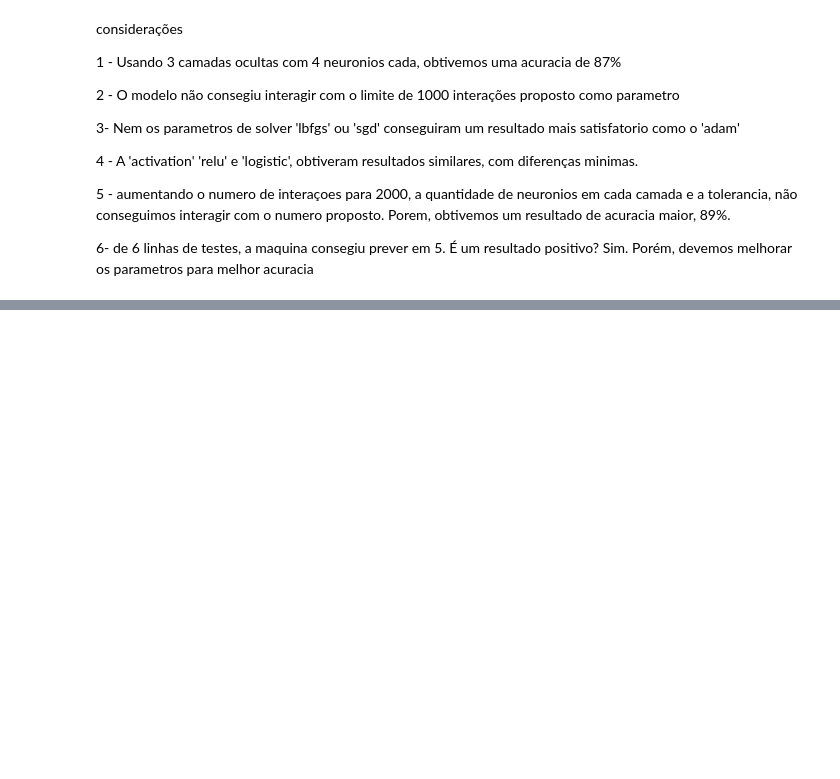
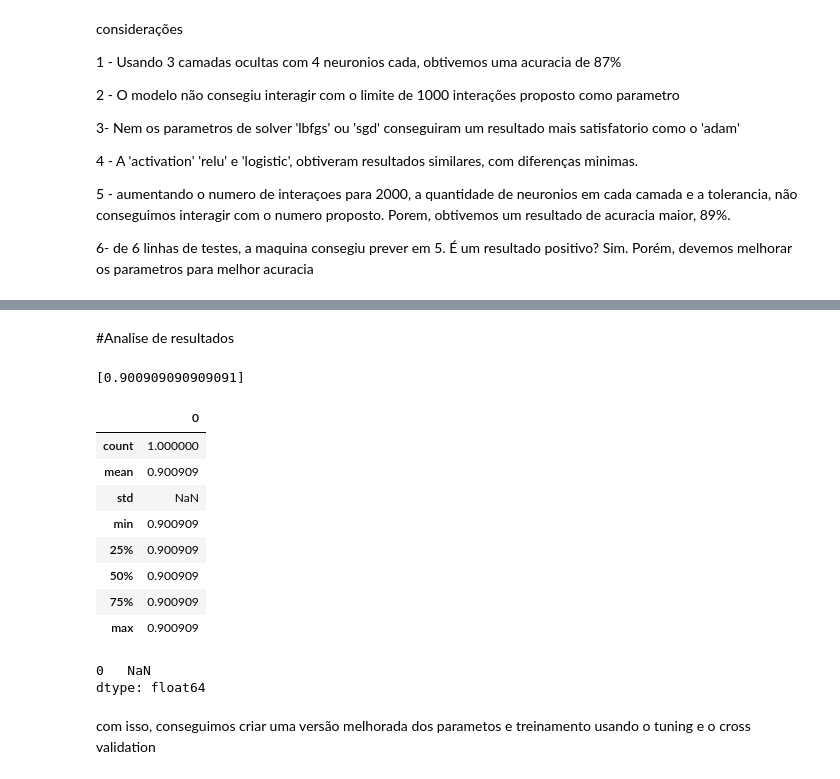
Before and after one commit to WesleySouza13/Redes-Neurais-e-Deep-Learning-, a Jupyter notebook: Weather_Type_Classification.ipynb, the cells around one changed output, grey strips where cells are left out. Drawn from its saved outputs; the diff is of its cells as text; code cells hidden in the pictures; blank space fills up the shorter version.

```diff
--- a/Weather_Type_Classification.ipynb
+++ b/Weather_Type_Classification.ipynb
@@ -225,0 +288,36 @@ considerações
+# %%
+from sklearn.model_selection import cross_val_score, KFold
+resultados = []
+# %%
+for i in range(30):
+  kfold = KFold(n_splits = 10, shuffle = True, random_state = i)
+# %%
+kFold_rede_neural = MLPClassifier(activation='logistic', batch_size=56, solver='adam')
+score = cross_val_score(kFold_rede_neural, X, Y, cv=kfold)
+resultados.append(score.mean())
+# %% [markdown]
+#Analise de resultados
+# %%
+resultados_rede_neural = pd.DataFrame(resultados)
+resultados
+# %% [output]
+[0.900909090909091]
+# %%
+resultados_rede_neural.describe()
+# %% [output]
+|  | 0 |
+| count | 1.000000 |
+| mean | 0.900909 |
+| std | NaN |
+| min | 0.900909 |
+| 25% | 0.900909 |
+| 50% | 0.900909 |
+| 75% | 0.900909 |
+| max | 0.900909 |
+# %%
+resultados_rede_neural.var()
+# %% [output]
+0   NaN
+dtype: float64
+# %% [markdown]
+com isso, conseguimos criar uma versão melhorada dos parametos e treinamento usando o tuning e o cross validation
```
Also changed, not shown: parts of 18 cells of this notebook.
